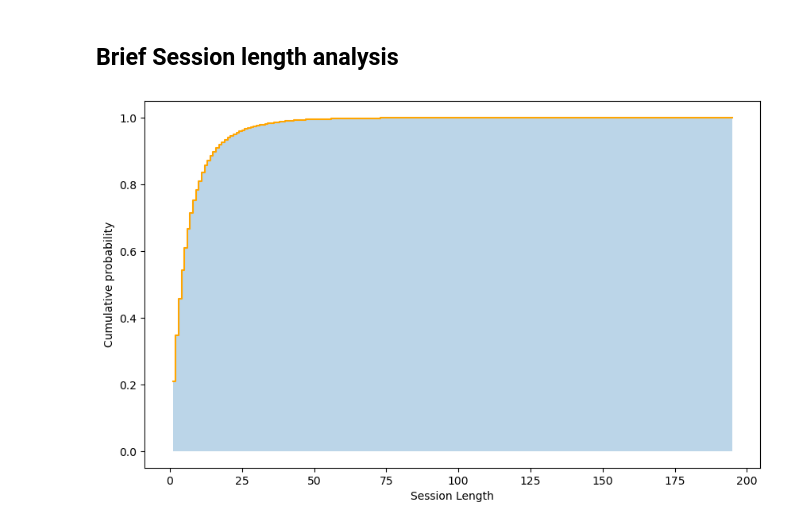
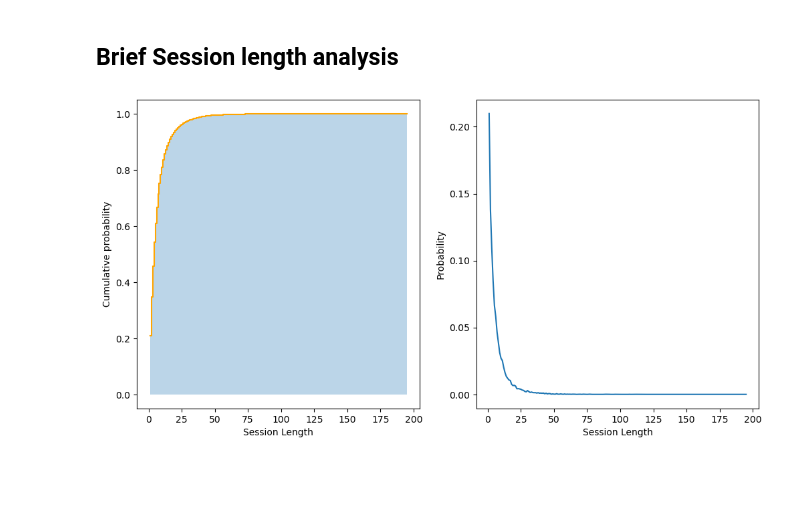
Before and after one commit to namvdo/bdpa-clickflow, a Jupyter notebook: ml/frequential_analysis.ipynb, the cells around one changed output. Drawn from its saved outputs; the diff is of its cells as text; code cells hidden in the pictures; blank space fills up the shorter version.

```diff
--- a/ml/frequential_analysis.ipynb
+++ b/ml/frequential_analysis.ipynb
@@ -135,16 +135,21 @@ Tokens(products) contributing to 50% of clicks:  48
 # %%
 from pyspark.sql import Window
 session_lengths = df.groupBy("Session ID").count().withColumnRenamed("count", "length").groupBy("length").count().orderBy("count")
 session_lengths = session_lengths.withColumn("probability", F.col("count") / session_lengths.agg(F.sum("count")).collect()[0][0])
 pdf = session_lengths.orderBy("length").toPandas()
 #w = Window.orderBy(F.asc("length")).rowsBetween(Window.unboundedPreceding, Window.currentRow) #cumulative sum operator
 #session_lengths = session_lengths.withColumn("cum_probability", F.sum("probability").over(w))
 pdf["cum_probability"] = pdf["probability"].cumsum()
-plt.figure(figsize=(10, 6))
+plt.figure(figsize=(12, 6))
+plt.subplot(121)
 sns.lineplot(pdf, x = "length", y = "cum_probability", drawstyle="steps-post", color = "orange")
 plt.fill_between(pdf["length"],pdf["cum_probability"], step="post", alpha=0.3)
 plt.xlabel("Session Length")
 plt.ylabel("Cumulative probability")
+plt.subplot(122)
+plt.plot(pdf["length"], pdf["probability"])
+plt.xlabel("Session Length")
+plt.ylabel("Probability")
 plt.show()
 # %% [output]
-[figure, old version]
+[figure, new version]
```
Also changed, not shown: parts of 2 cells of this notebook, 2 other files.
